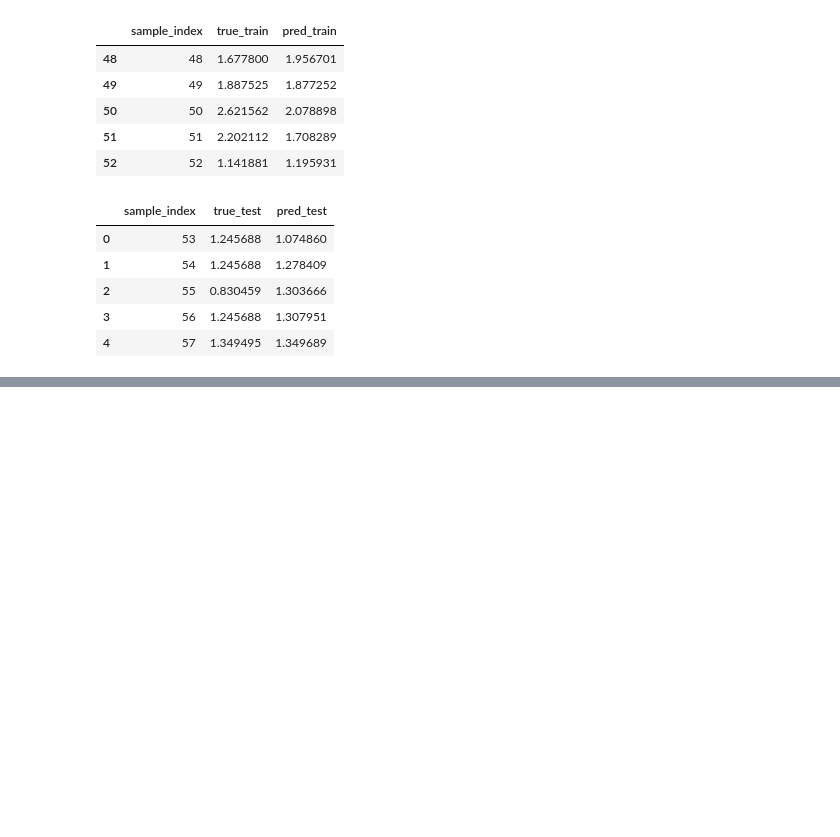
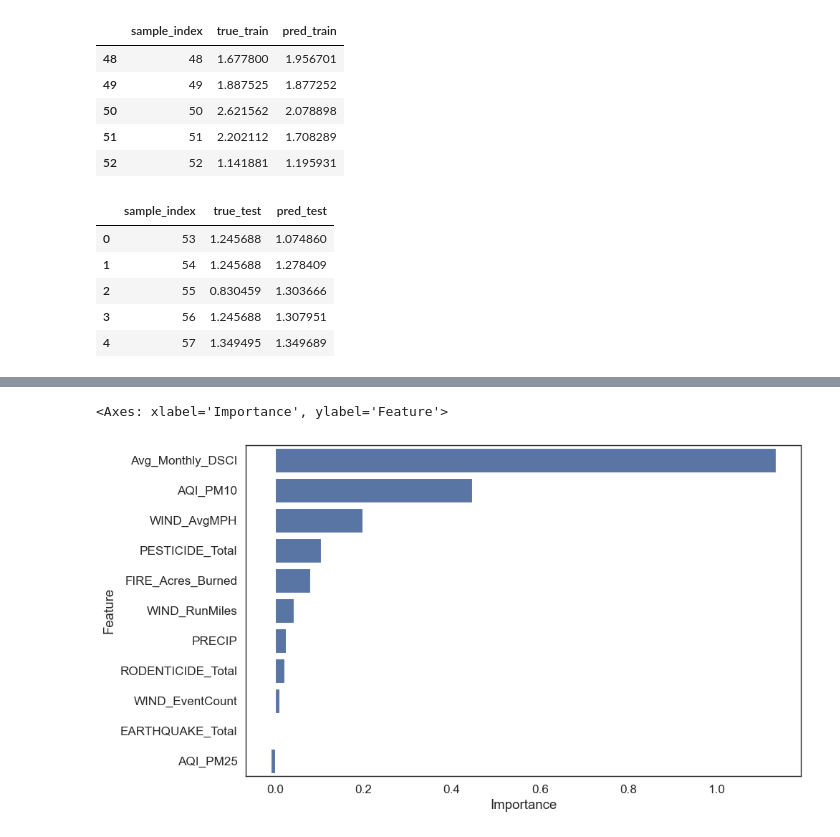
Before and after one commit to dillonallen92/ValleyFeverAnalysis_Cleaned, a Jupyter notebook: data/runs/fresno_Rat_Drought_baseline_2026-04-12_14-47-14_Winner/fresno_data_analysis.ipynb, the cells around one changed output, grey strips where cells are left out. Drawn from its saved outputs; the diff is of its cells as text; code cells hidden in the pictures; blank space fills up the shorter version.

```diff
--- a/data/runs/fresno_Rat_Drought_baseline_2026-04-12_14-47-14_Winner/fresno_data_analysis.ipynb
+++ b/data/runs/fresno_Rat_Drought_baseline_2026-04-12_14-47-14_Winner/fresno_data_analysis.ipynb
@@ -78,0 +87,4 @@ Text(0, 0.5, 'VF Rate')
+# %%
+# pfi data
+pfi_data = pd.read_csv("pfi_importance.csv")
+pfi_data
@@ -78,0 +104,6 @@ Text(0, 0.5, 'VF Rate')
+# %%
+plt.figure(figsize=(10,6))
+sns.barplot(x="Importance", y="Feature", data=pfi_data.sort_values(by="Importance", ascending=False))
+# %% [output]
+<Axes: xlabel='Importance', ylabel='Feature'>
+[figure, added]
```
Also changed, not shown: parts of 9 cells of this notebook, 12 other files.
